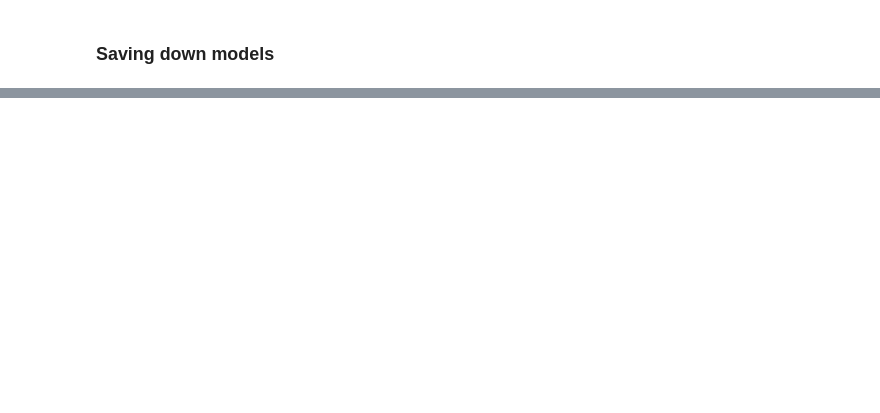
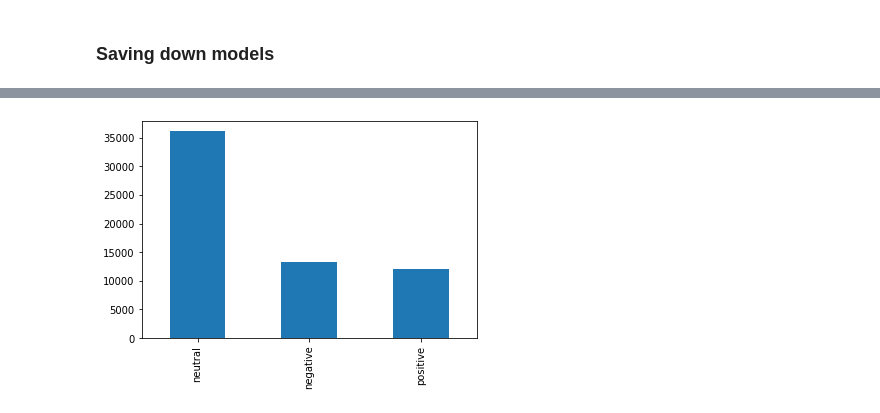
Before and after one commit to bryankj97/BT4222-AppleProductSalesForecasting, a Jupyter notebook: sentiment_scoring.ipynb, the cells around one changed output, grey strips where cells are left out. Saved outputs shown, nothing was run; the diff lists cells and outputs as text; code cells hidden in the pictures; blank space fills up the shorter version.

Commit message:
bert sentiment labelling and shap analysis

```diff
--- a/sentiment_scoring.ipynb
+++ b/sentiment_scoring.ipynb
@@ -422,0 +466,2 @@ with open('bert.pkl','wb') as f:
+# %%
+roberta_tweets = pd.read_csv('./tweets_bert.csv')
@@ -422,0 +475,2 @@ with open('bert.pkl','wb') as f:
+# %%
+roberta_tweets=roberta_tweets.dropna(subset=['id'])
@@ -422,0 +485,2 @@ with open('bert.pkl','wb') as f:
+# %%
+new_df = tweets.cleaned_content.to_frame().join(roberta_tweets.sentiment)
@@ -422,0 +507,11 @@ with open('bert.pkl','wb') as f:
+# %%
+# set mapping between label and id
+id2label = {-1: "negative", 0: "neutral", 1: "positive"}
+label2id = {"negative": -1, "neutral": 0, "positive": 1}
+labels = sorted(label2id, key=label2id.get)
+# %%
+import matplotlib.pyplot as plt
+%matplotlib inline
+ax = new_df.sentiment.map(id2label).value_counts().plot.bar()
+# %% [output]
+[figure, added]
```
Also changed, not shown: parts of 36 cells of this notebook, 1 other file.
